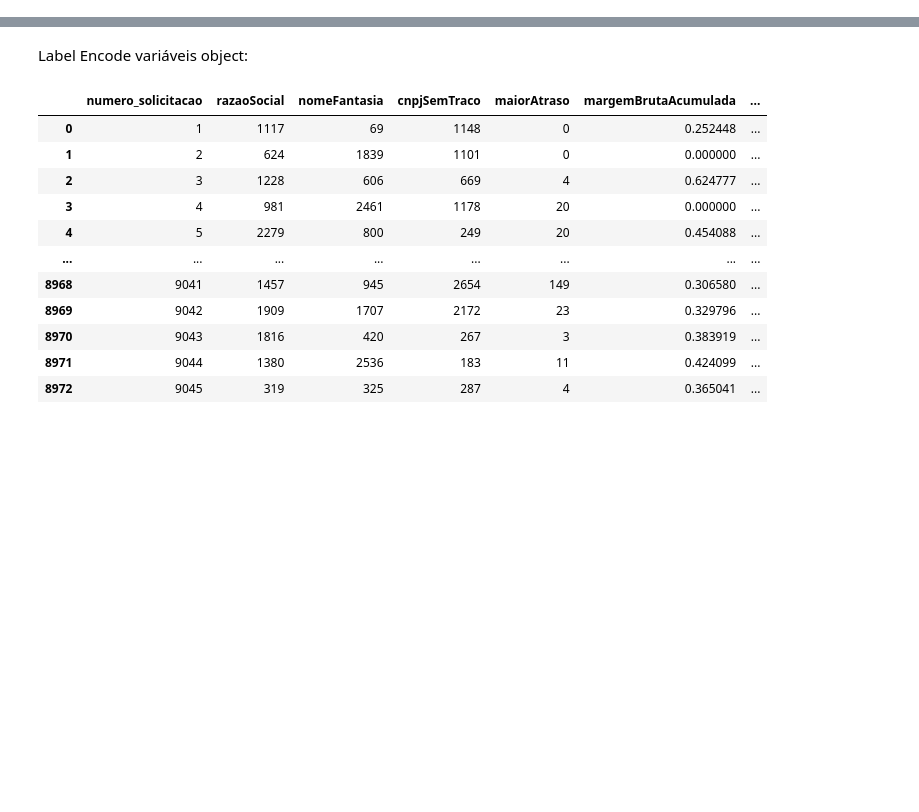
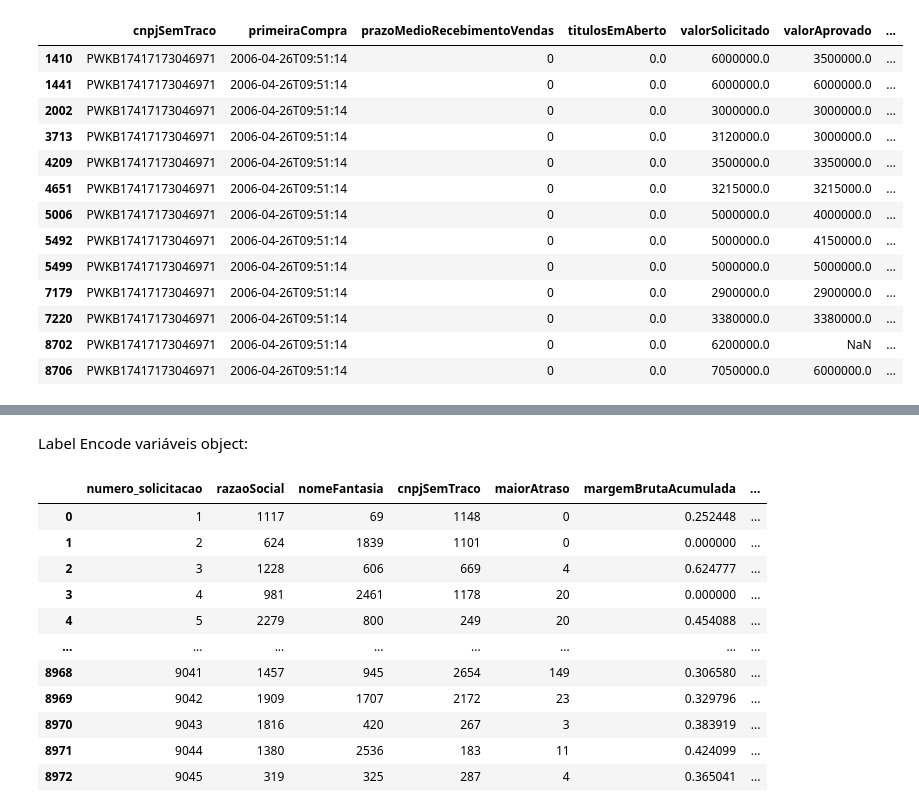
Before and after one commit to diegocmr/bootcamp_ia, a Jupyter notebook: analise_exploratoria.ipynb, the cells around one changed output, grey strips where cells are left out. Cells and saved outputs as stored; diff of their text form; code cells hidden in the pictures; blank space fills up the shorter version.

```diff
--- a/analise_exploratoria.ipynb
+++ b/analise_exploratoria.ipynb
@@ -34,0 +80,26 @@ df
+# %%
+df = pd.read_csv('bootcamp-solicitacoescredito.csv')
+a_dropar = [
+    'numero_solicitacao',
+    'razaoSocial',
+    'nomeFantasia',
+    'maiorAtraso',
+    'margemBrutaAcumulada',
+    'percentualProtestos',
+    'status',
+    'definicaoRisco',
+    'diferencaPercentualRisco',
+    'percentualRisco',
+    'dashboardCorrelacao',
+    'dataAprovadoEmComite',
+    'anoFundacao',
+    'restricoes',
+    'scorePontualidade',
+    'limiteEmpresaAnaliseCredito',
+    'dataAprovadoNivelAnalista',
+]
+
+for col in a_dropar:
+    print (col+':', dict_desc_colunas[col])
+
+df = df.drop(columns=a_dropar)
@@ -34,0 +200,17 @@ df
+# %%
+df[df['cnpjSemTraco']=='PWKB17417173046971']
+# %% [output]
+|  | cnpjSemTraco | primeiraCompra | prazoMedioRecebimentoVendas | titulosEmAberto | valorSolicitado | valorAprovado | ... |
+| 1410 | PWKB17417173046971 | 2006-04-26T09:51:14 | 0 | 0.0 | 6000000.0 | 3500000.0 | ... |
+| 1441 | PWKB17417173046971 | 2006-04-26T09:51:14 | 0 | 0.0 | 6000000.0 | 6000000.0 | ... |
+| 2002 | PWKB17417173046971 | 2006-04-26T09:51:14 | 0 | 0.0 | 3000000.0 | 3000000.0 | ... |
+| 3713 | PWKB17417173046971 | 2006-04-26T09:51:14 | 0 | 0.0 | 3120000.0 | 3000000.0 | ... |
+| 4209 | PWKB17417173046971 | 2006-04-26T09:51:14 | 0 | 0.0 | 3500000.0 | 3350000.0 | ... |
+| 4651 | PWKB17417173046971 | 2006-04-26T09:51:14 | 0 | 0.0 | 3215000.0 | 3215000.0 | ... |
+| 5006 | PWKB17417173046971 | 2006-04-26T09:51:14 | 0 | 0.0 | 5000000.0 | 4000000.0 | ... |
+| 5492 | PWKB17417173046971 | 2006-04-26T09:51:14 | 0 | 0.0 | 5000000.0 | 4150000.0 | ... |
+| 5499 | PWKB17417173046971 | 2006-04-26T09:51:14 | 0 | 0.0 | 5000000.0 | 5000000.0 | ... |
+| 7179 | PWKB17417173046971 | 2006-04-26T09:51:14 | 0 | 0.0 | 2900000.0 | 2900000.0 | ... |
+| 7220 | PWKB17417173046971 | 2006-04-26T09:51:14 | 0 | 0.0 | 3380000.0 | 3380000.0 | ... |
+| 8702 | PWKB17417173046971 | 2006-04-26T09:51:14 | 0 | 0.0 | 6200000.0 | NaN | ... |
+| 8706 | PWKB17417173046971 | 2006-04-26T09:51:14 | 0 | 0.0 | 7050000.0 | 6000000.0 | ... |
```
Also changed, not shown: parts of 24 cells of this notebook, 2 other files.
